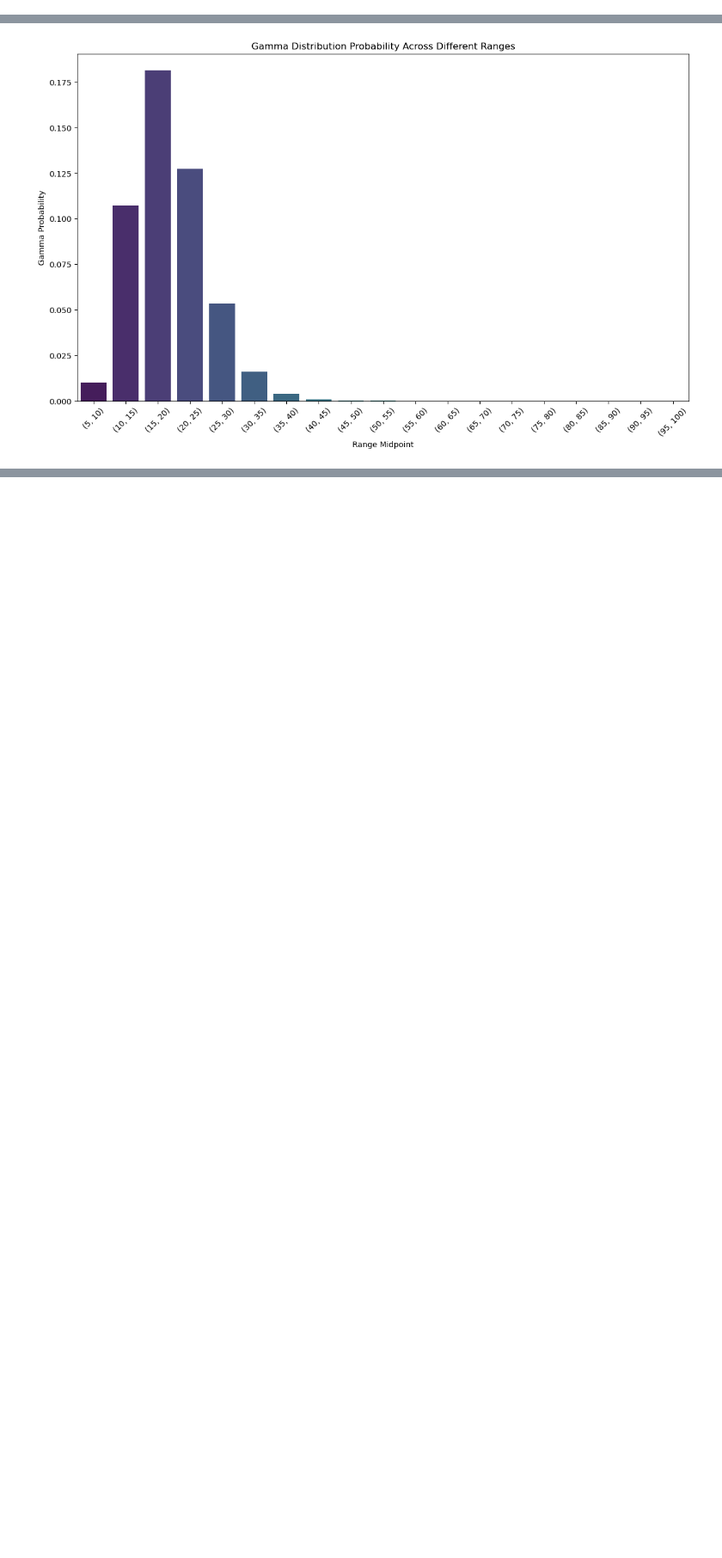
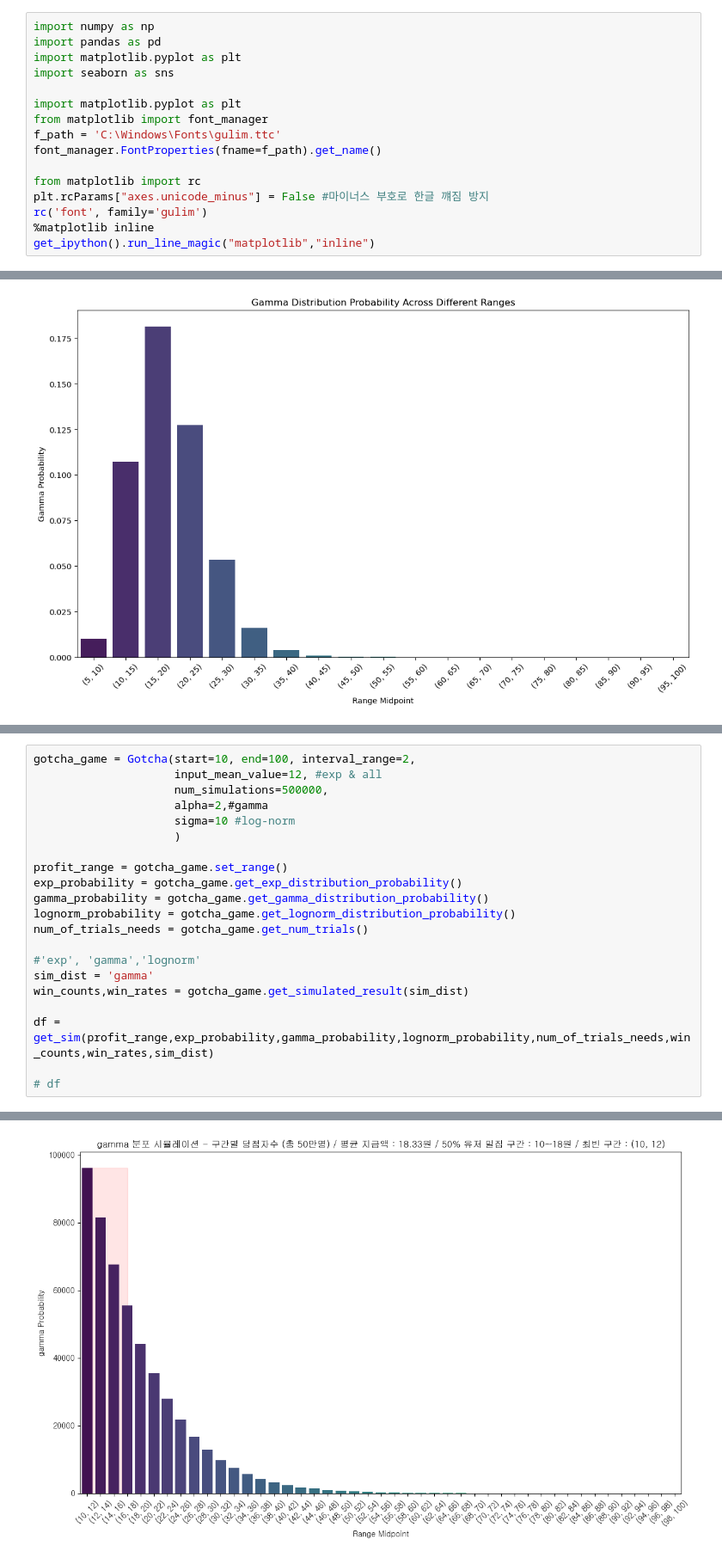
Before and after one commit to skadudd/bayes-ABtest, a Jupyter notebook: game_design.ipynb, the cells around one changed output, grey strips where cells are left out. Shown at 86% size. Saved outputs shown, nothing was run; the diff lists cells and outputs as text; blank space fills up the shorter version.

```diff
--- a/game_design.ipynb
+++ b/game_design.ipynb
@@ -6,3 +1,19 @@ import seaborn as sns
+# %%
+import numpy as np
+import pandas as pd
+import matplotlib.pyplot as plt
+import seaborn as sns
+
+import matplotlib.pyplot as plt
+from matplotlib import font_manager
+f_path = 'C:\Windows\Fonts\gulim.ttc'
+font_manager.FontProperties(fname=f_path).get_name()
+
+from matplotlib import rc
+plt.rcParams["axes.unicode_minus"] = False #마이너스 부호로 한글 꺠짐 방지
+rc('font', family='gulim')
+%matplotlib inline
+get_ipython().run_line_magic("matplotlib","inline")
 # %%
 
 # 지수 분포의 파라미터 설정
@@ -908,0 +974,22 @@ df
+# %%
+gotcha_game = Gotcha(start=10, end=100, interval_range=2,
+                     input_mean_value=12, #exp & all
+                     num_simulations=500000,
+                     alpha=2,#gamma
+                     sigma=10 #log-norm
+                     )
+
+profit_range = gotcha_game.set_range()
+exp_probability = gotcha_game.get_exp_distribution_probability()
+gamma_probability = gotcha_game.get_gamma_distribution_probability()
+lognorm_probability = gotcha_game.get_lognorm_distribution_probability()
+num_of_trials_needs = gotcha_game.get_num_trials()
+
+#'exp', 'gamma','lognorm'
+sim_dist = 'gamma'
+win_counts,win_rates = gotcha_game.get_simulated_result(sim_dist)
+
+df = get_sim(profit_range,exp_probability,gamma_probability,lognorm_probability,num_of_trials_needs,win_counts,win_rates,sim_dist)
+
+# df
+# %% [output]
@@ -908,0 +999 @@ df
+[figure, added]
```
Also changed, not shown: parts of 12 cells of this notebook.
